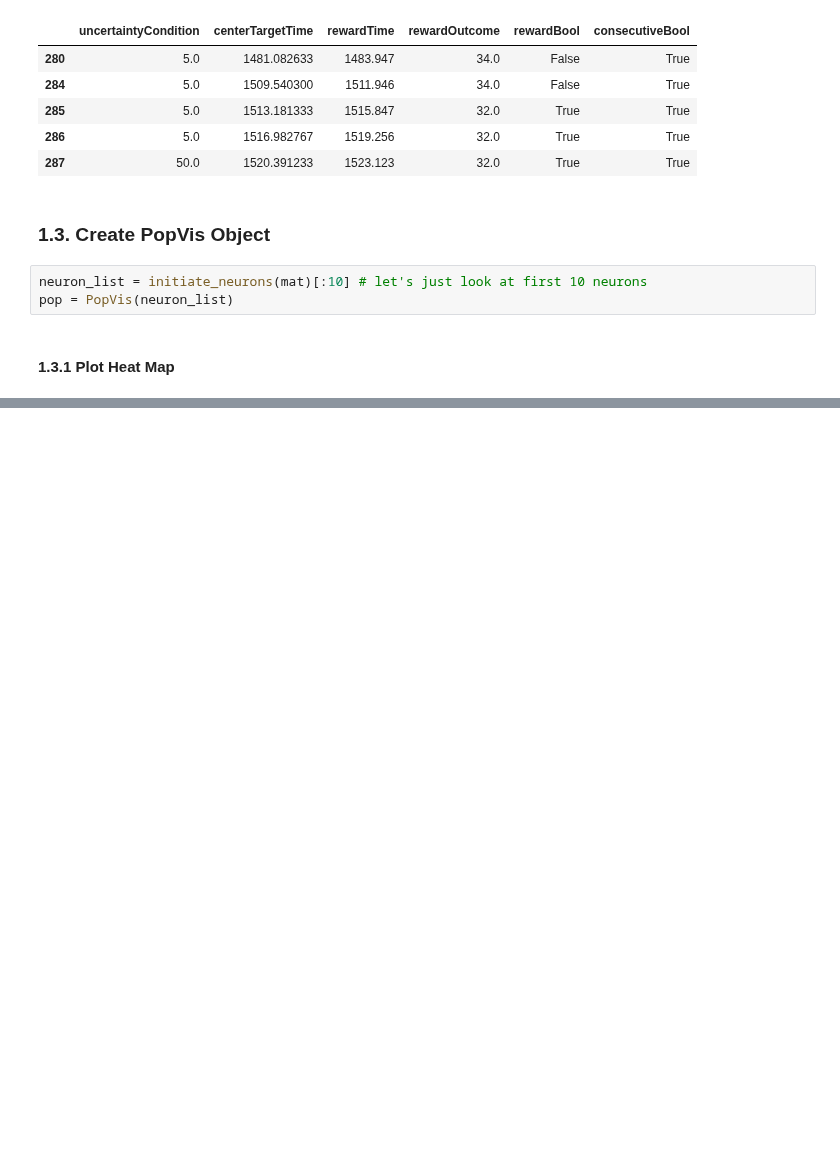
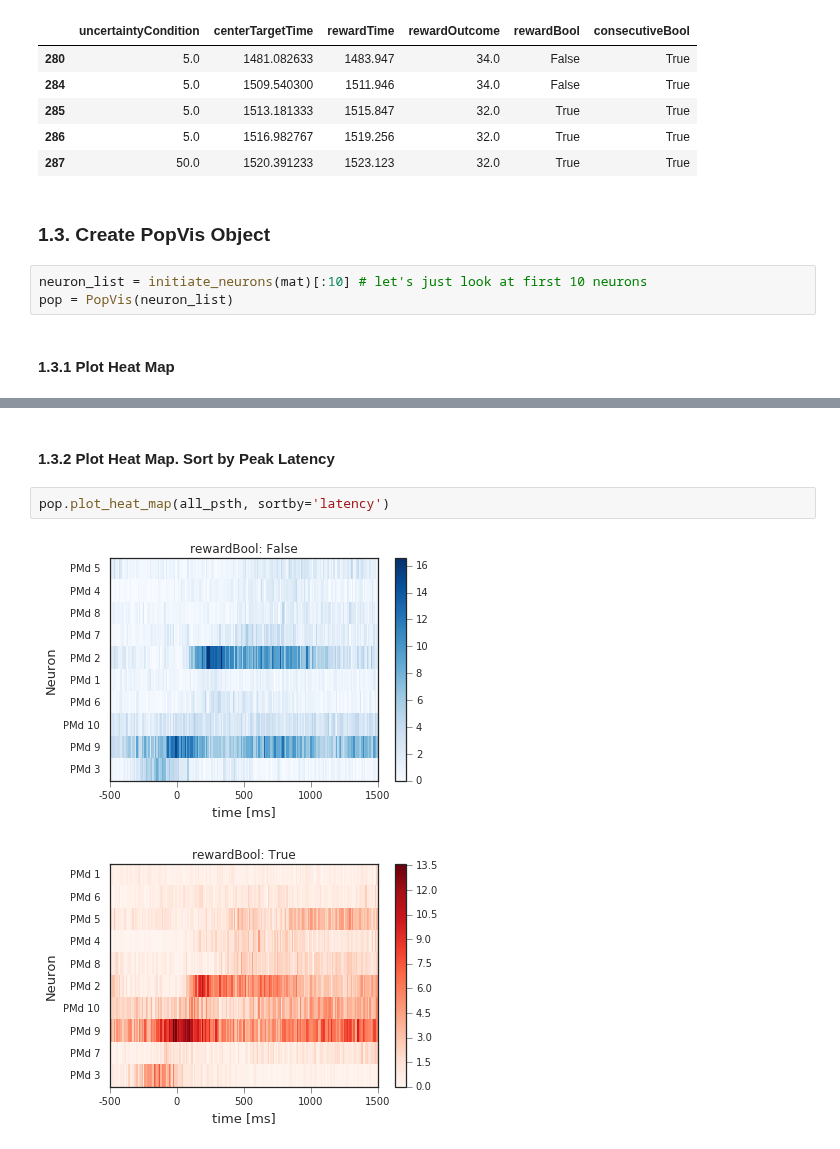
Before and after one commit to KordingLab/spykes, a Jupyter notebook: notebooks_examples/popvis_example.ipynb, the cells around one changed output, grey strips where cells are left out. Cells and saved outputs as stored; diff of their text form; blank space fills up the shorter version.

```diff
--- a/notebooks_examples/popvis_example.ipynb
+++ b/notebooks_examples/popvis_example.ipynb
@@ -118 +118,8 @@ all_psth = pop.get_psths(event=event, df=data_df, conditions=condition, window=w
+# %% [markdown]
+#### 1.3.2 Plot Heat Map. Sort by Peak Latency
+# %%
+pop.plot_heat_map(all_psth, sortby='latency')
+# %% [output]
+[figure, added]
+[figure, added]
 # %% [markdown]
```
Also changed, not shown: parts of 7 cells of this notebook, 1 other file.
